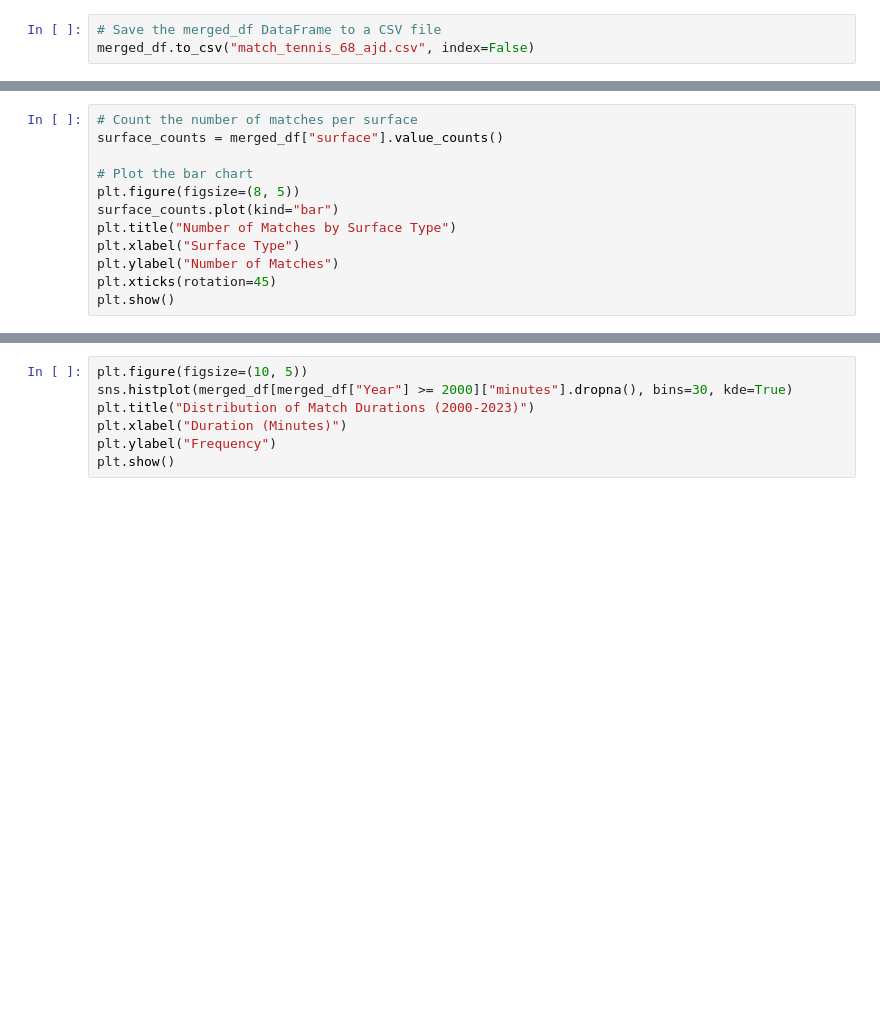
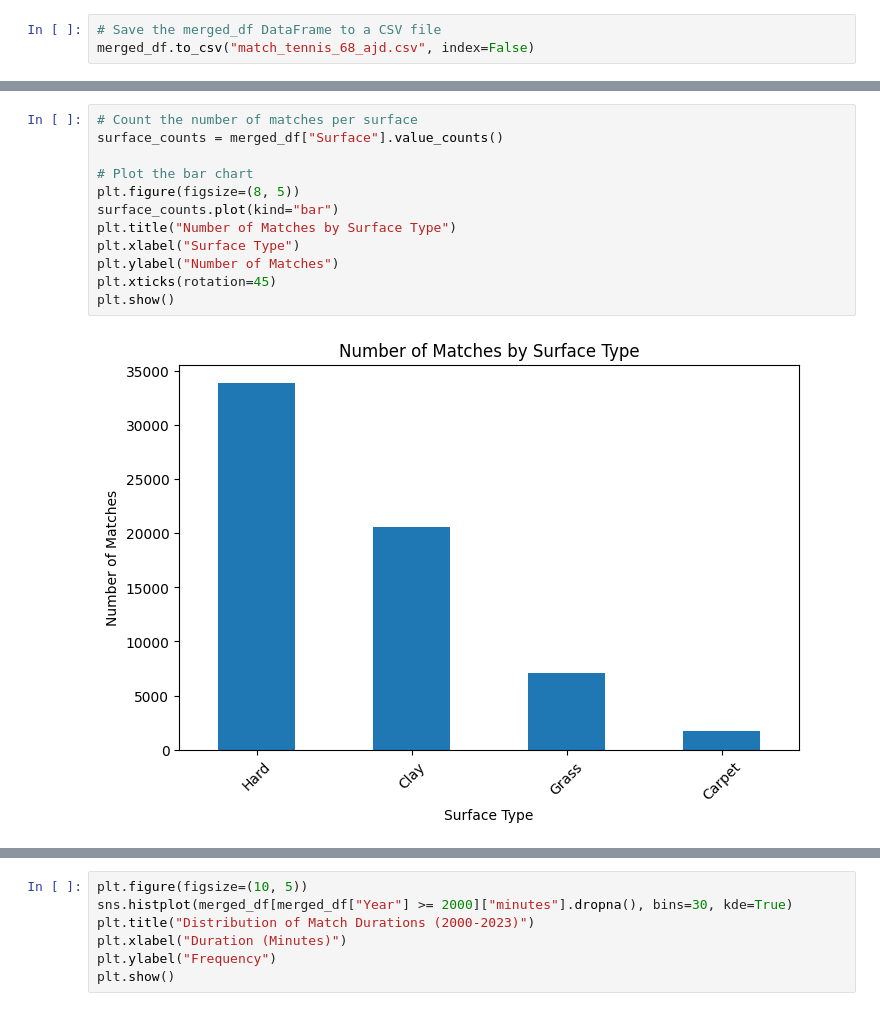
Before and after one commit to com-480-data-visualization/SmashData, a Jupyter notebook: Milestone 1/preliminaries_evo.ipynb, the cells around one changed output, grey strips where cells are left out. Drawn from its saved outputs; the diff is of its cells as text; blank space fills up the shorter version.

```diff
--- a/Milestone 1/preliminaries_evo.ipynb
+++ b/Milestone 1/preliminaries_evo.ipynb
@@ -84,14 +158,16 @@ plt.show()
 # %%
 # Count the number of matches per surface
-surface_counts = merged_df["surface"].value_counts()
+surface_counts = merged_df["Surface"].value_counts()
 
 # Plot the bar chart
 plt.figure(figsize=(8, 5))
 surface_counts.plot(kind="bar")
 plt.title("Number of Matches by Surface Type")
 plt.xlabel("Surface Type")
 plt.ylabel("Number of Matches")
 plt.xticks(rotation=45)
 plt.show()
+# %% [output]
+[figure, added]
 # %%
 # Count the number of wins per player
```
Also changed, not shown: parts of 16 cells of this notebook, 5 other files.
